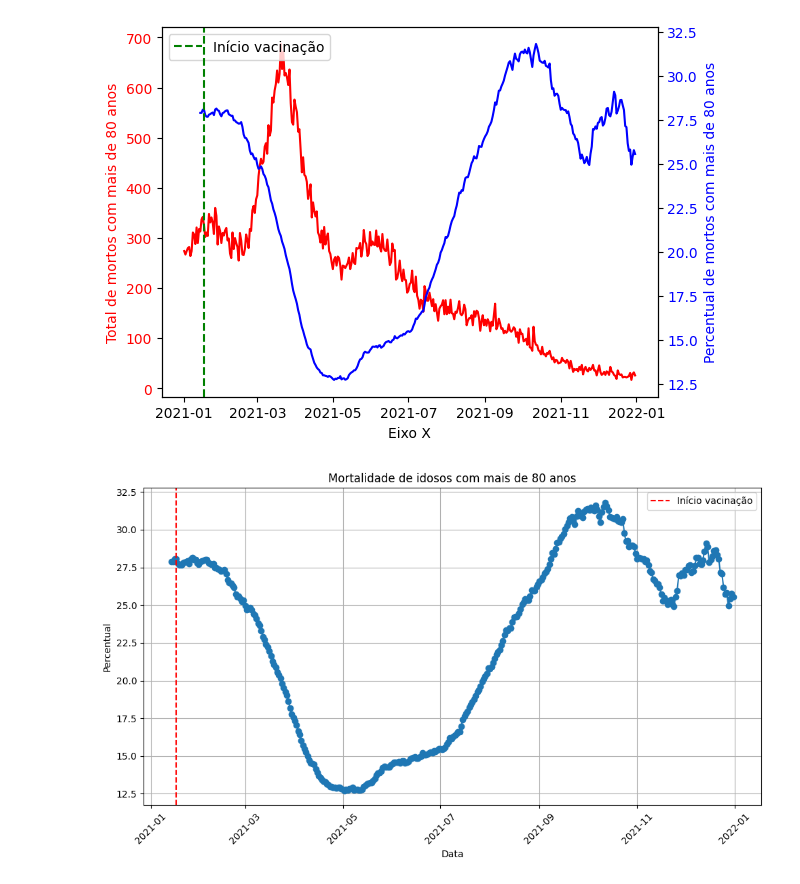
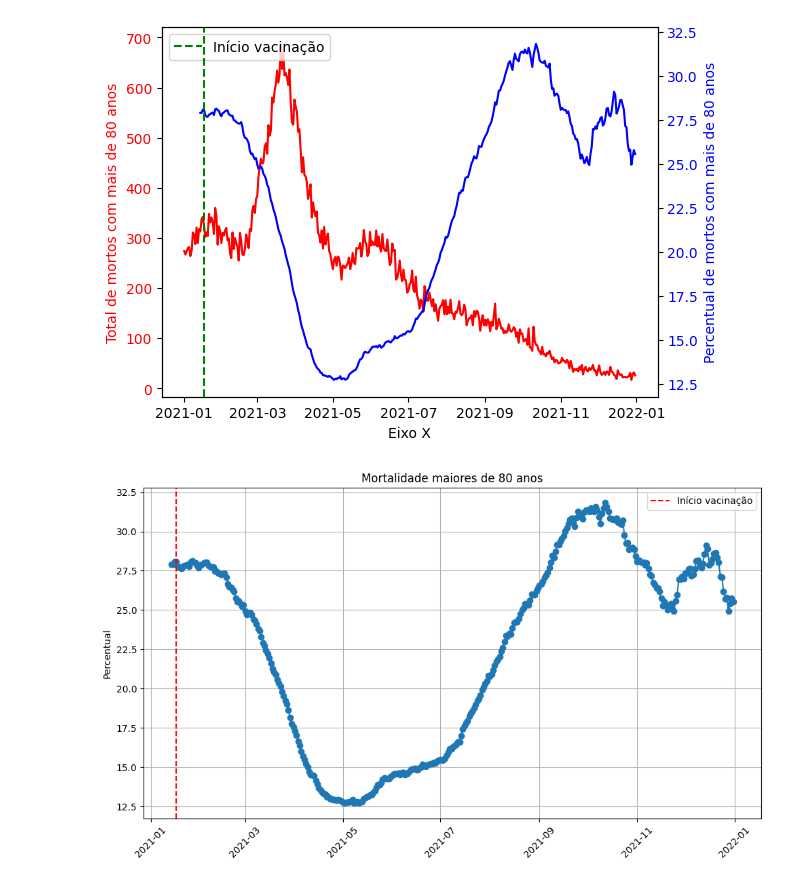
Before and after one commit to arturbernardo/eficacia_vacina_covid19, a Jupyter notebook: eficiencia_vacinas.ipynb, the cells around one changed output. Cells and saved outputs as stored; diff of their text form; code cells hidden in the pictures.

```diff
--- a/eficiencia_vacinas.ipynb
+++ b/eficiencia_vacinas.ipynb
@@ -77 +55,11 @@ Length: 365, dtype: int64
+# %%
+mortalidade_2021['IDADE'] = (mortalidade_2021['DTOBITO'] - mortalidade_2021['DTNASC']).astype('<m8[Y]')
+mortes_covid = mortalidade_2021[mortalidade_2021['CAUSABAS'].str.contains('B34')]
+mortes_covid['IDADE'] = (mortes_covid['DTOBITO'] - mortes_covid['DTNASC']).astype('<m8[Y]')
+
+mortes_c19_agg_data = mortes_covid.groupby('DTOBITO')
+mortes_c19_agg_dia_idade = mortes_covid.groupby(['DTOBITO', 'IDADE']).size().rename('NUM_MORTES').to_frame()
+
+mortalidade_dia = mortes_c19_agg_dia_idade.groupby(level=0).sum()
+mortalidade_dia['MEDIA_MOVEL'] = mortalidade_dia['NUM_MORTES'].rolling(window=14).mean()
 # %%
@@ -173,24 +107,29 @@ plt.show()
 # %% [output]
 [figure]
 # %%
+# Primeira pessoa foi vacinada no Brasil dia 17/01
+# O foco eram pessoas com comorbidades, profissionais da saúde e idosos com mais de 90 anos.
+# A vacinação para maiores de 80 se estendeu por fevereiro
+# https://g1.globo.com/sp/sao-paulo/noticia/2021/01/17/apos-aprovacao-da-anvisa-governo-de-sp-aplica-1a-dose-da-coronavac-antes-do-inicio-do-plano-nacional-de-vacinacao.ghtml
+# https://noticias.uol.com.br/saude/ultimas-noticias/redacao/2021/02/12/falta-vacinas-atraso-da-vacinacao-em-sao-paulo.htm
+
 plt.figure(figsize=(10, 6))
 plt.plot(data_to_plot[2:], percentual_to_plot[2:], marker='o', linestyle='-')
 
-plt.xlabel('Data')
 plt.ylabel('Percentual')
-plt.title('Mortalidade de idosos com mais de 80 anos')
+plt.title('Mortalidade maiores de 80 anos')
 
 data_vertical = pd.Timestamp('2021-01-17')
 plt.axvline(x=data_vertical, color='red', linestyle='--', label='Início vacinação')
 plt.legend()
 
 plt.xticks(rotation=45)
 
 plt.grid(True)
 plt.tight_layout()
 plt.show()
 # %% [output]
-[figure, old version]
+[figure, new version]
 # %%
 filtro_idade = mortes_covid[(mortes_covid['IDADE'] >= 70) & (mortes_covid['IDADE'] < 80)]
 
```
Also changed, not shown: parts of 13 cells of this notebook.
